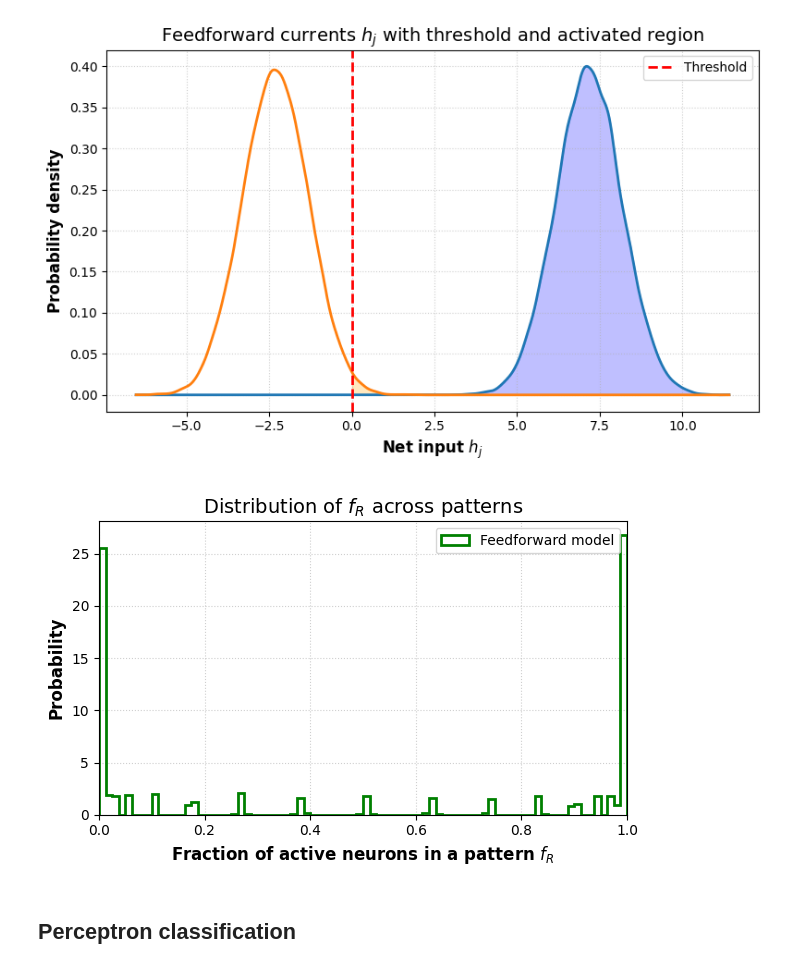
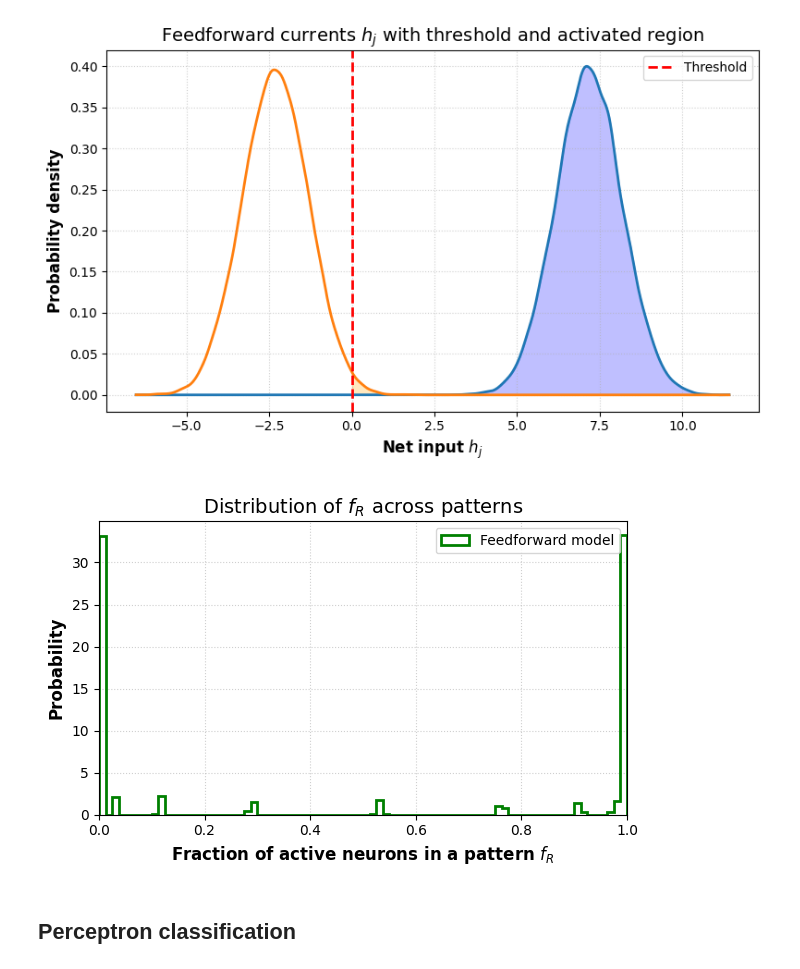
Before and after one commit to LetiziaC14/Neuroscience_Network_Models, a Jupyter notebook: FF_classification.ipynb, the cells around one changed output. Saved outputs shown, nothing was run; the diff lists cells and outputs as text; code cells hidden in the pictures.

```diff
--- a/FF_classification.ipynb
+++ b/FF_classification.ipynb
@@ -1985,40 +1985,40 @@ N_S = 1000         # sensory size
 N_R = 20000        # representation size (large → precise f_R)
 P   = 5000         # #patterns to sample histogram
 f_S = 0.5         # sensory sparsity
-beta = 10.0         # mean bias scale: m_J = beta/sqrt(N_S)
-c     = 2       # weight std scale: sigma_J = c/sqrt(N_S)  (smaller → sharper 0/1 spikes)
+beta = 10         # mean bias scale: m_J = beta/sqrt(N_S)
+c     = 1       # weight std scale: sigma_J = c/sqrt(N_S)  (smaller → sharper 0/1 spikes)
 #T = 0.0            # threshold for ReLU
 
 rng = np.random.default_rng(1)
 
 # ----- Sensory patterns and centering -----
 S  = (rng.random((P, N_S)) < f_S).astype(float)     # {0,1}
 X  = S - f_S                                         # centered inputs
 
 # ----- Weights with nonzero mean -----
 
 mJ    = beta / np.sqrt(N_S)
 sigma = c    / np.sqrt(N_S)
 J     = rng.normal(loc=mJ, scale=sigma, size=(N_R, N_S))
 T = compute_global_threshold_central_only(S, J, 0.5)
 # ----- Net inputs and per-pattern active fraction -----
 H   = X @ J.T           # shape (P, N_R)
 A = np.maximum(H - T, 0)
 f_R = np.mean(A > 0, axis=1)
 
 # ----- Histogram -----
 plt.figure(figsize=(6.2, 4))
 plt.hist(f_R, bins=80, density=True, histtype='step', linewidth=2, color='green', label='Feedforward model')
 plt.xlabel(r'Fraction of active neurons in a pattern $f_R$', fontsize=12, fontweight='bold')
 plt.ylabel('Probability',  fontsize=12, fontweight='bold')
 plt.title(r'Distribution of $f_R$ across patterns', fontsize=14)
 plt.xlim(0, 1)
 plt.grid(True, linestyle=':', alpha=0.6)
 plt.legend()
 plt.tight_layout()
 plt.show()
 # %% [output]
-[figure, old version]
+[figure, new version]
 # %% [markdown]
 ## Perceptron classification
 # %% [markdown]
```
Also changed, not shown: parts of 4 cells of this notebook, 2 other files.
